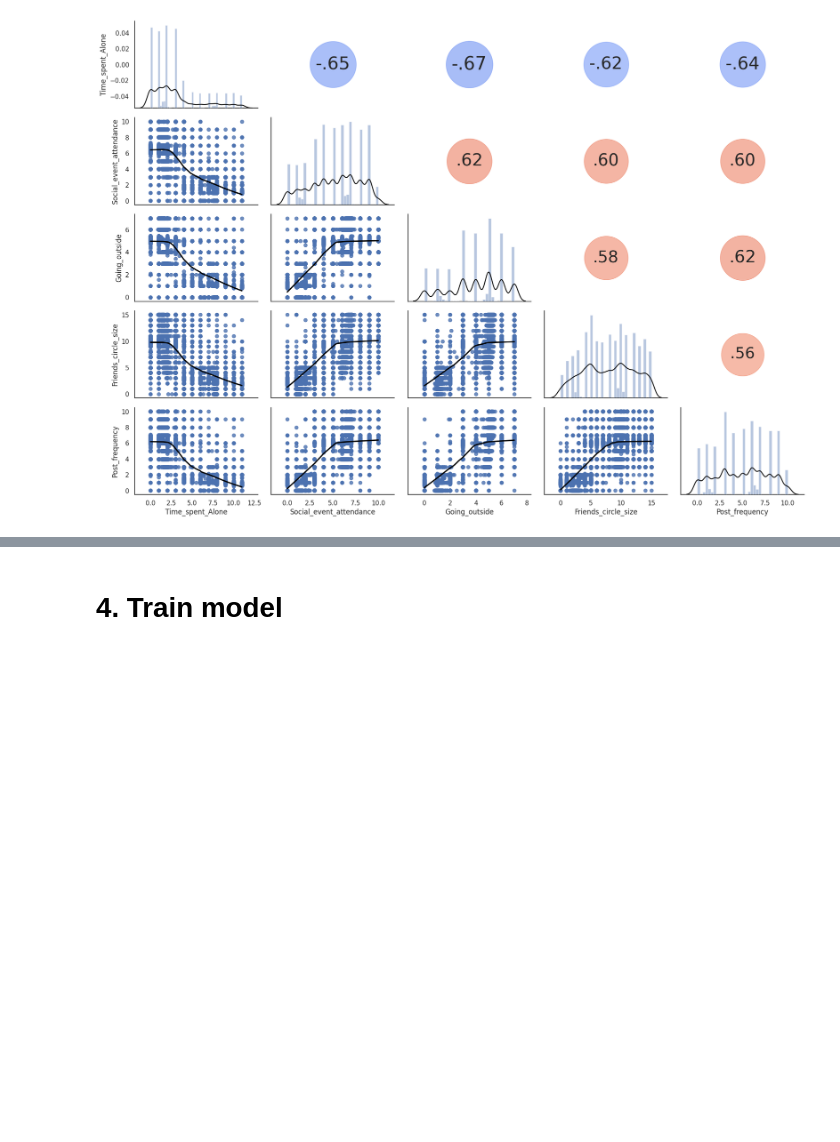
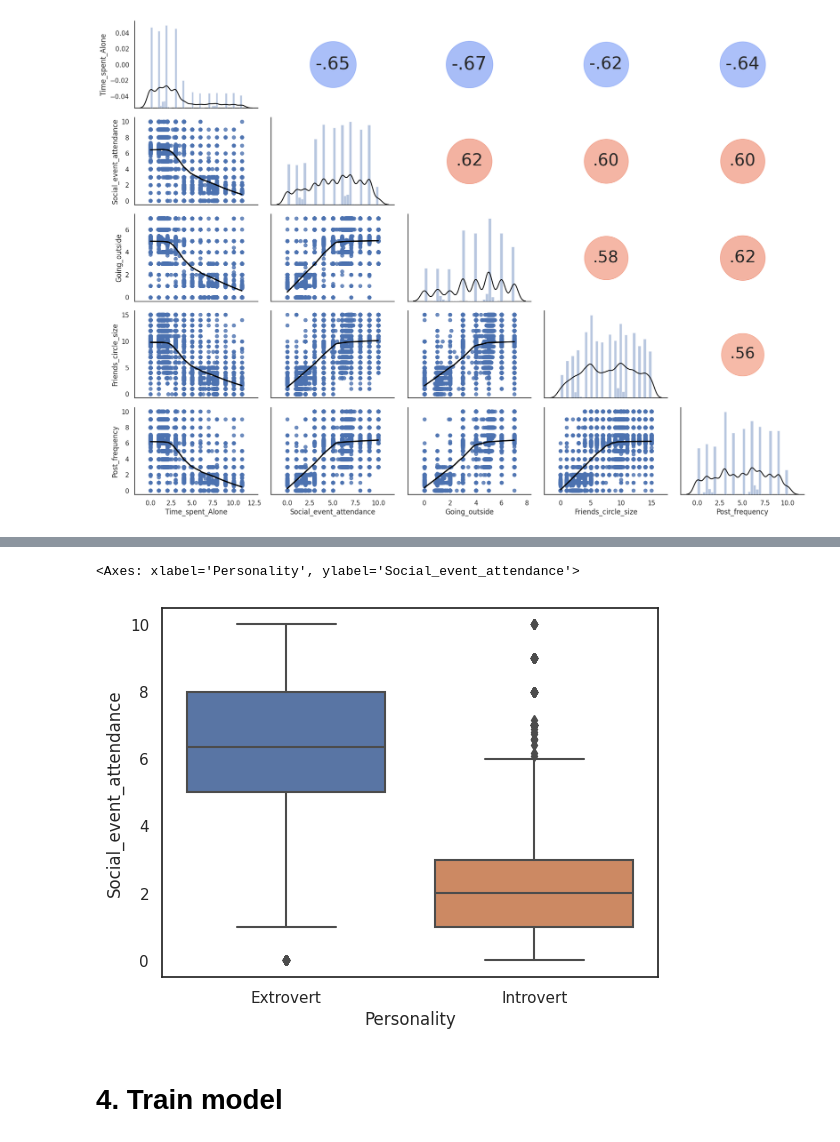
Before and after one commit to Usul1980/Predict-the-Introverts-from-the-Extroverts, a Jupyter notebook: predict-the-introverts-imputation-and-lightgbm.ipynb, the cells around one changed output, grey strips where cells are left out. Drawn from its saved outputs; the diff is of its cells as text; code cells hidden in the pictures; blank space fills up the shorter version.

```diff
--- a/predict-the-introverts-imputation-and-lightgbm.ipynb
+++ b/predict-the-introverts-imputation-and-lightgbm.ipynb
@@ -247,3 +254,8 @@ plt.show()
+# %%
+sns.boxplot(x=train['Personality'],y=train['Social_event_attendance'])
+# %% [output]
+<Axes: xlabel='Personality', ylabel='Social_event_attendance'>
+[figure, added]
 # %% [markdown]
 # 4. Train model <a class="anchor"  id="load"></a>
 # %%
```
Also changed, not shown: parts of 12 cells of this notebook.
